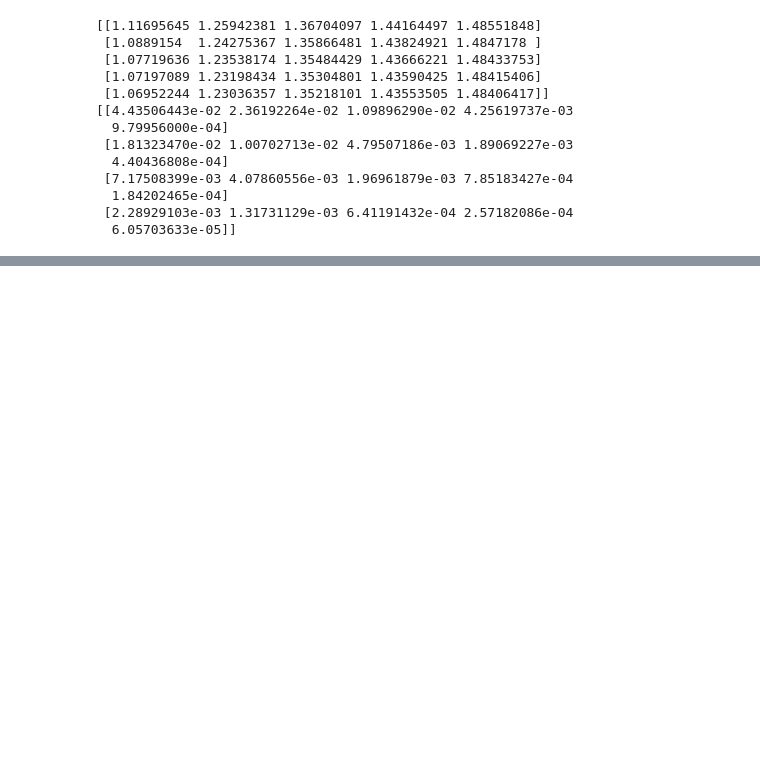
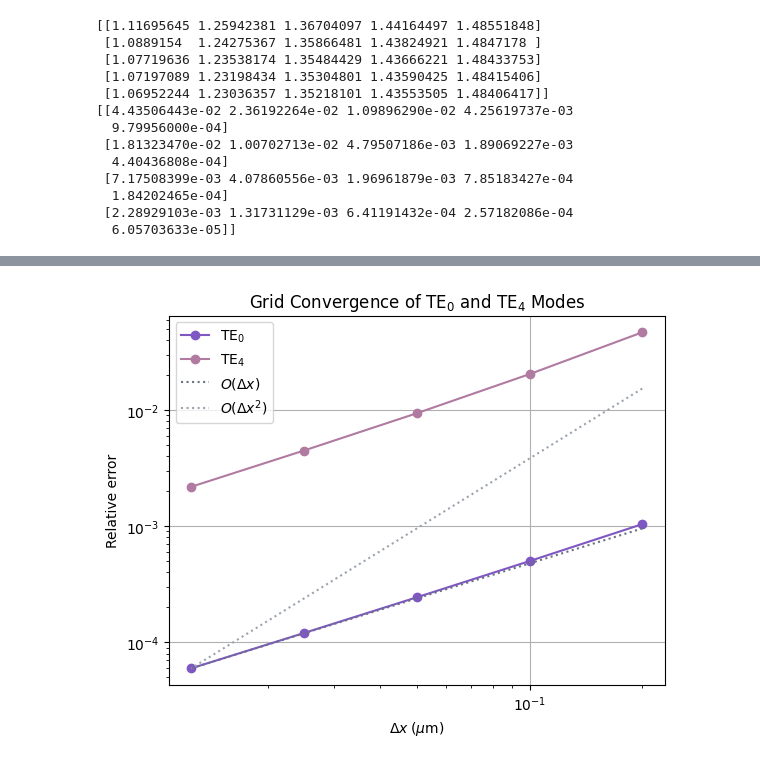
Before and after one commit to hyerim1212/maxwell-to-programmable-photonics, a Jupyter notebook: notebooks/09_guided_waves_and_dielectric_waveguide_modes.ipynb, the cells around one changed output, grey strips where cells are left out. Saved outputs shown, nothing was run; the diff lists cells and outputs as text; code cells hidden in the pictures; blank space fills up the shorter version.

```diff
--- a/notebooks/09_guided_waves_and_dielectric_waveguide_modes.ipynb
+++ b/notebooks/09_guided_waves_and_dielectric_waveguide_modes.ipynb
@@ -569,6 +569,7 @@ COLORS = {
     "error_alt": "#B07AA1",
 
     "reference": "#6B7280",
+    "reference_alt": "#9CA3AF"
 }
 
 figure_dir = Path("../figures/09_guided_waves_and_dielectric_waveguide_modes")
@@ -1267,0 +1320,15 @@ print(error_analytic_TE0)
+# %%
+TE1_neff = brentq(
+    TE_odd_dispersion,
+    1.435,
+    1.436
+)
+
+TE3_neff = brentq(
+    TE_odd_dispersion,
+    1.228,
+    1.229
+)
+
+print(TE1_neff)
+print(TE3_neff)
@@ -1267,0 +1372,67 @@ print(error_analytic_TE0)
+# %%
+delta_x_array = np.asarray(delta_x_range)
+
+TE0_grid_error = grid_errors_analytic[:, -1]
+TE4_grid_error = grid_errors_analytic[:, 0]
+
+p_TE0 = np.log(
+    TE0_grid_error[:-1] / TE0_grid_error[1:]
+) / np.log(2.0)
+
+p_TE4 = np.log(
+    TE4_grid_error[:-1] / TE4_grid_error[1:]
+) / np.log(2.0)
+
+C1 = TE0_grid_error[-1] / delta_x_array[-1]
+C2 = TE0_grid_error[-1] / (delta_x_array[-1] ** 2)
+
+first_order_reference = C1 * delta_x_array
+second_order_reference = C2 * delta_x_array**2
+
+plt.plot(
+    delta_x_array,
+    TE0_grid_error,
+    marker="o",
+    label=r"TE$_0$",
+    color=COLORS["error"]
+)
+
+plt.plot(
+    delta_x_array,
+    TE4_grid_error,
+    marker="o",
+    label=r"TE$_4$",
+    color=COLORS["error_alt"]
+)
+
+plt.plot(
+    delta_x_array,
+    first_order_reference,
+    linestyle=":",
+    label=r"$O(\Delta x)$",
+    color=COLORS["reference"]
+)
+
+plt.plot(
+    delta_x_array,
+    second_order_reference,
+    linestyle=":",
+    label=r"$O(\Delta x^2)$",
+    color=COLORS["reference_alt"]
+)
+
+plt.xscale("log")
+plt.yscale("log")
+
+plt.xlabel(r"$\Delta x\;(\mu\mathrm{m})$")
+plt.ylabel("Relative error")
+plt.title(r"Grid Convergence of TE$_0$ and TE$_4$ Modes")
+
+plt.grid()
+plt.legend()
+plt.show()
+
+print(p_TE0)
+print(p_TE4)
+# %% [output]
+[figure, added]
```
Also changed, not shown: parts of 12 cells of this notebook.
